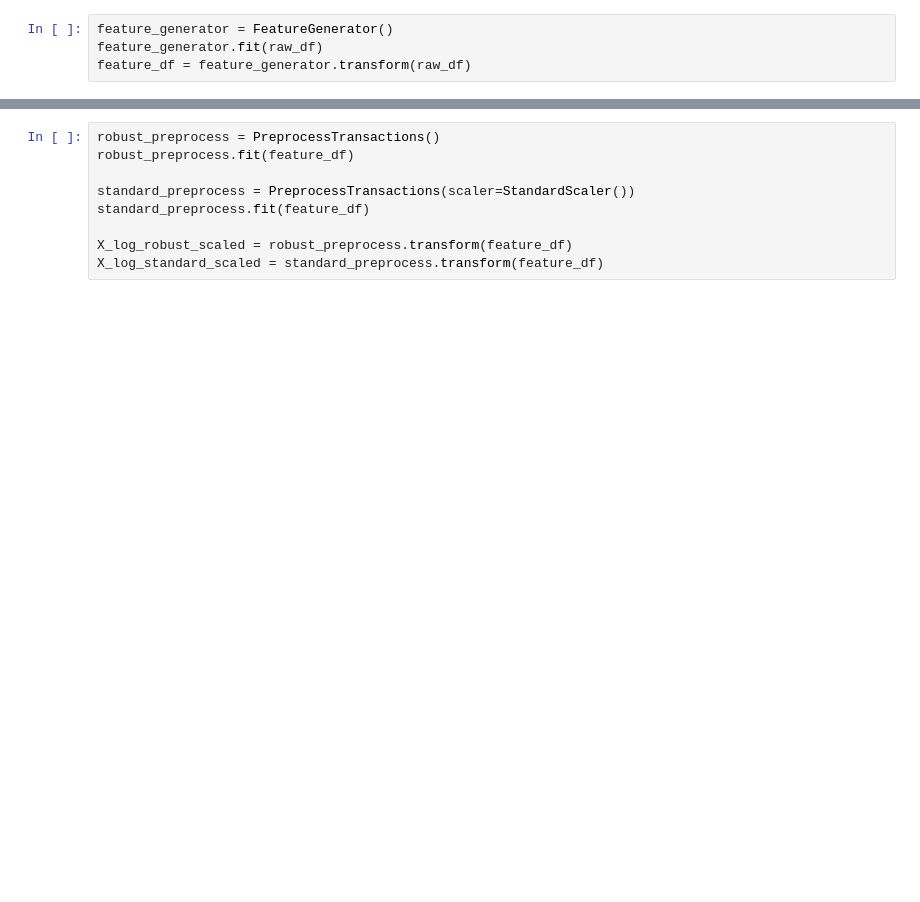
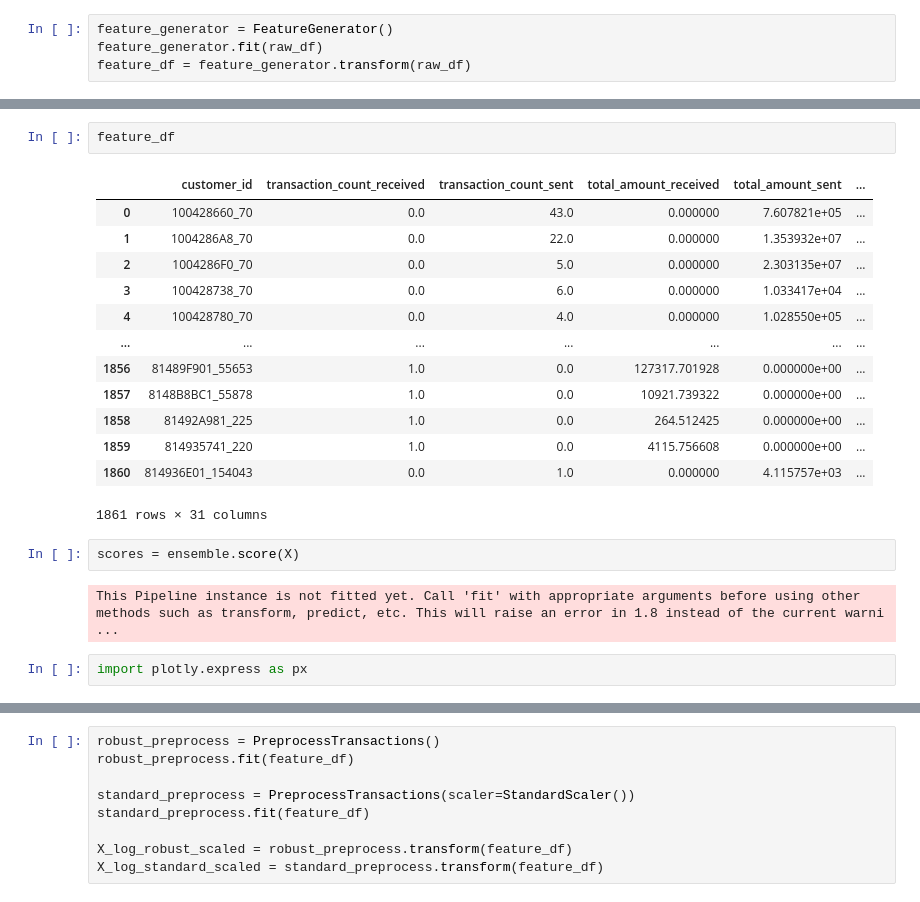
Before and after one commit to fernandocfbf/anti-money-laundering-analysis, a Jupyter notebook: analysis/application_test.ipynb, the cells around one changed output, grey strips where cells are left out. Drawn from its saved outputs; the diff is of its cells as text; blank space fills up the shorter version.

```diff
--- a/analysis/application_test.ipynb
+++ b/analysis/application_test.ipynb
@@ -36,0 +72,22 @@ feature_df = feature_generator.transform(raw_df)
+# %%
+feature_df
+# %% [output]
+|  | customer_id | transaction_count_received | transaction_count_sent | total_amount_received | total_amount_sent | ... |
+| 0 | 100428660_70 | 0.0 | 43.0 | 0.000000 | 7.607821e+05 | ... |
+| 1 | 1004286A8_70 | 0.0 | 22.0 | 0.000000 | 1.353932e+07 | ... |
+| 2 | 1004286F0_70 | 0.0 | 5.0 | 0.000000 | 2.303135e+07 | ... |
+| 3 | 100428738_70 | 0.0 | 6.0 | 0.000000 | 1.033417e+04 | ... |
+| 4 | 100428780_70 | 0.0 | 4.0 | 0.000000 | 1.028550e+05 | ... |
+| ... | ... | ... | ... | ... | ... | ... |
+| 1856 | 81489F901_55653 | 1.0 | 0.0 | 127317.701928 | 0.000000e+00 | ... |
+| 1857 | 8148B8BC1_55878 | 1.0 | 0.0 | 10921.739322 | 0.000000e+00 | ... |
+| 1858 | 81492A981_225 | 1.0 | 0.0 | 264.512425 | 0.000000e+00 | ... |
+| 1859 | 814935741_220 | 1.0 | 0.0 | 4115.756608 | 0.000000e+00 | ... |
+| 1860 | 814936E01_154043 | 0.0 | 1.0 | 0.000000 | 4.115757e+03 | ... |
+1861 rows × 31 columns
+# %%
+scores = ensemble.score(X)
+# %% [output]
+This Pipeline instance is not fitted yet. Call 'fit' with appropriate arguments before using other methods such as transform, predict, etc. This will raise an error in 1.8 instead of the current warni ...
+# %%
+import plotly.express as px
```
Also changed, not shown: parts of 5 cells of this notebook, 3 other files.
